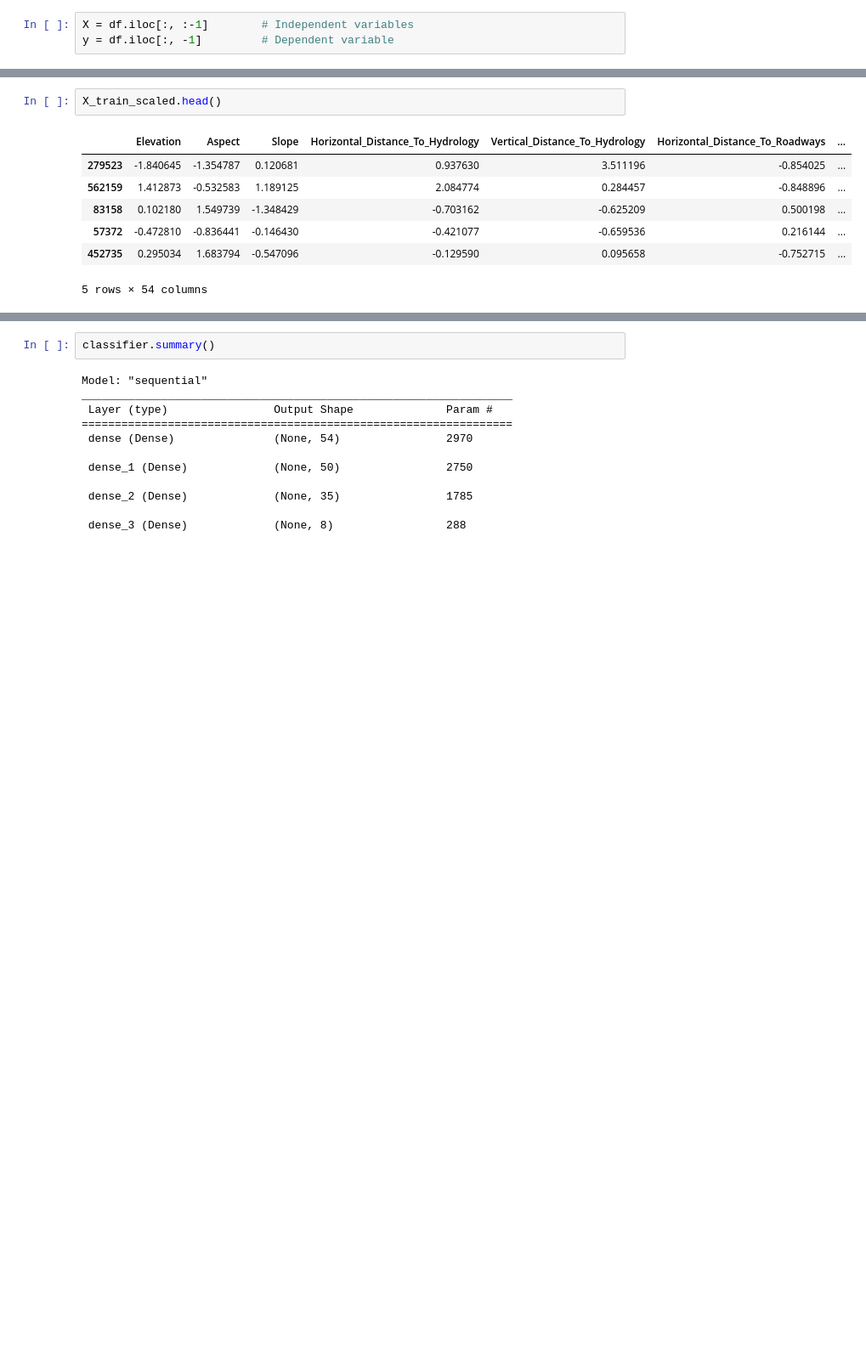
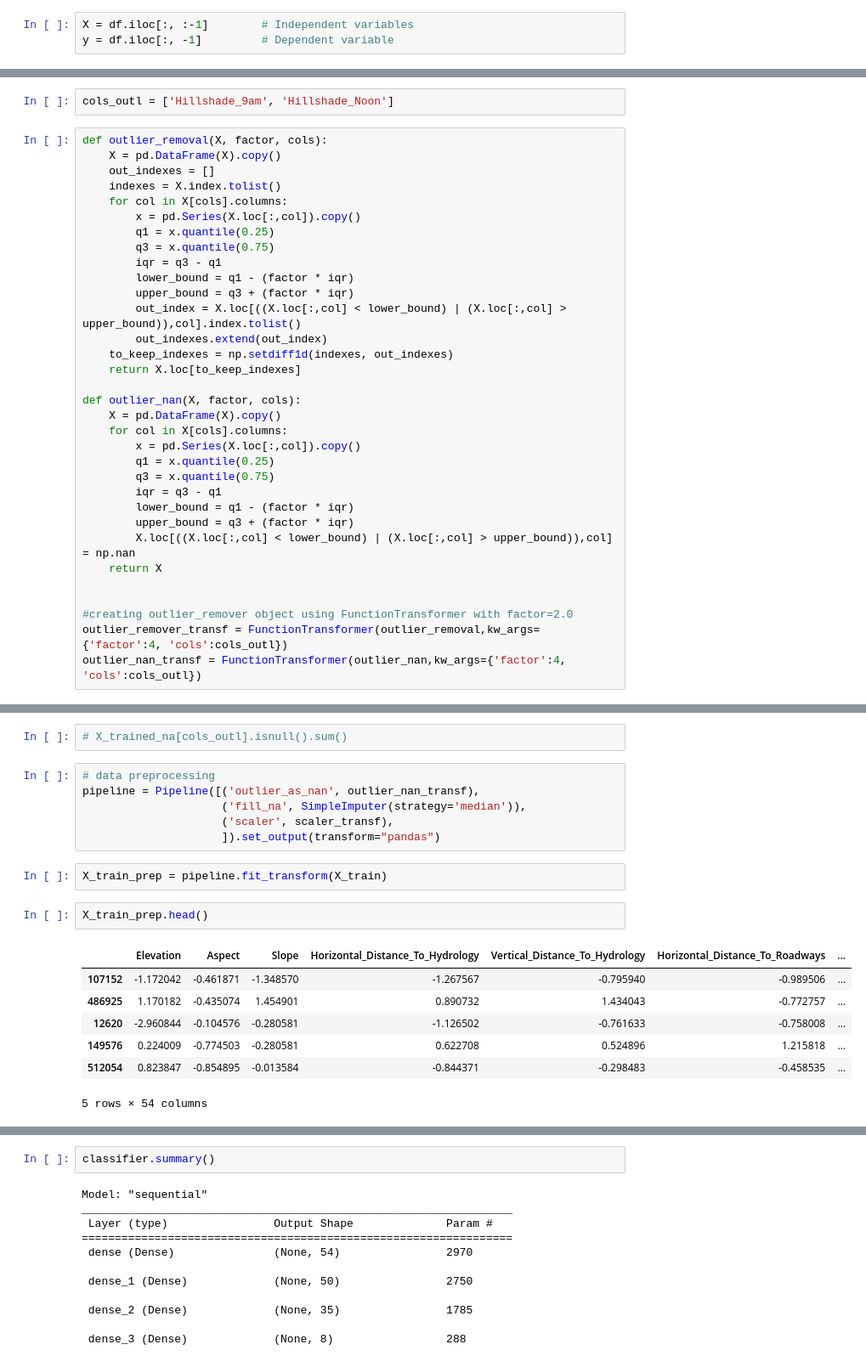
Before and after one commit to PawelJWieczorek/pwieczorek, a Jupyter notebook: cover_type_classification_nn.ipynb, the cells around one changed output, grey strips where cells are left out. Shown at 85% size. Cells and saved outputs as stored; diff of their text form; blank space fills up the shorter version.

```diff
--- a/cover_type_classification_nn.ipynb
+++ b/cover_type_classification_nn.ipynb
@@ -125,0 +184,35 @@ for col in cols:
+# %%
+cols_outl = ['Hillshade_9am', 'Hillshade_Noon']
+# %%
+def outlier_removal(X, factor, cols):
+    X = pd.DataFrame(X).copy()
+    out_indexes = []
+    indexes = X.index.tolist()
+    for col in X[cols].columns:
+        x = pd.Series(X.loc[:,col]).copy()
+        q1 = x.quantile(0.25)
+        q3 = x.quantile(0.75)
+        iqr = q3 - q1
+        lower_bound = q1 - (factor * iqr)
+        upper_bound = q3 + (factor * iqr)
+        out_index = X.loc[((X.loc[:,col] < lower_bound) | (X.loc[:,col] > upper_bound)),col].index.tolist()
+        out_indexes.extend(out_index)
+    to_keep_indexes = np.setdiff1d(indexes, out_indexes)
+    return X.loc[to_keep_indexes]
+
+def outlier_nan(X, factor, cols):
+    X = pd.DataFrame(X).copy()
+    for col in X[cols].columns:
+        x = pd.Series(X.loc[:,col]).copy()
+        q1 = x.quantile(0.25)
+        q3 = x.quantile(0.75)
+        iqr = q3 - q1
+        lower_bound = q1 - (factor * iqr)
+        upper_bound = q3 + (factor * iqr)
+        X.loc[((X.loc[:,col] < lower_bound) | (X.loc[:,col] > upper_bound)),col] = np.nan
+    return X
+
+
+#creating outlier_remover object using FunctionTransformer with factor=2.0
+outlier_remover_transf = FunctionTransformer(outlier_removal,kw_args={'factor':4, 'cols':cols_outl})
+outlier_nan_transf = FunctionTransformer(outlier_nan,kw_args={'factor':4, 'cols':cols_outl})
@@ -126,10 +225,20 @@ for col in cols:
+# %%
+# X_trained_na[cols_outl].isnull().sum()
+# %%
+# data preprocessing
+pipeline = Pipeline([('outlier_as_nan', outlier_nan_transf),
+                     ('fill_na', SimpleImputer(strategy='median')),
+                     ('scaler', scaler_transf),
+                     ]).set_output(transform="pandas")
+# %%
+X_train_prep = pipeline.fit_transform(X_train)
 # %%
-X_train_scaled.head()
+X_train_prep.head()
 # %% [output]
 |  | Elevation | Aspect | Slope | Horizontal_Distance_To_Hydrology | Vertical_Distance_To_Hydrology | Horizontal_Distance_To_Roadways | ... |
-| 279523 | -1.840645 | -1.354787 | 0.120681 | 0.937630 | 3.511196 | -0.854025 | ... |
-| 562159 | 1.412873 | -0.532583 | 1.189125 | 2.084774 | 0.284457 | -0.848896 | ... |
-| 83158 | 0.102180 | 1.549739 | -1.348429 | -0.703162 | -0.625209 | 0.500198 | ... |
-| 57372 | -0.472810 | -0.836441 | -0.146430 | -0.421077 | -0.659536 | 0.216144 | ... |
-| 452735 | 0.295034 | 1.683794 | -0.547096 | -0.129590 | 0.095658 | -0.752715 | ... |
+| 107152 | -1.172042 | -0.461871 | -1.348570 | -1.267567 | -0.795940 | -0.989506 | ... |
+| 486925 | 1.170182 | -0.435074 | 1.454901 | 0.890732 | 1.434043 | -0.772757 | ... |
+| 12620 | -2.960844 | -0.104576 | -0.280581 | -1.126502 | -0.761633 | -0.758008 | ... |
+| 149576 | 0.224009 | -0.774503 | -0.280581 | 0.622708 | 0.524896 | 1.215818 | ... |
+| 512054 | 0.823847 | -0.854895 | -0.013584 | -0.844371 | -0.298483 | -0.458535 | ... |
 5 rows × 54 columns
```
Also changed, not shown: parts of 96 cells of this notebook.
